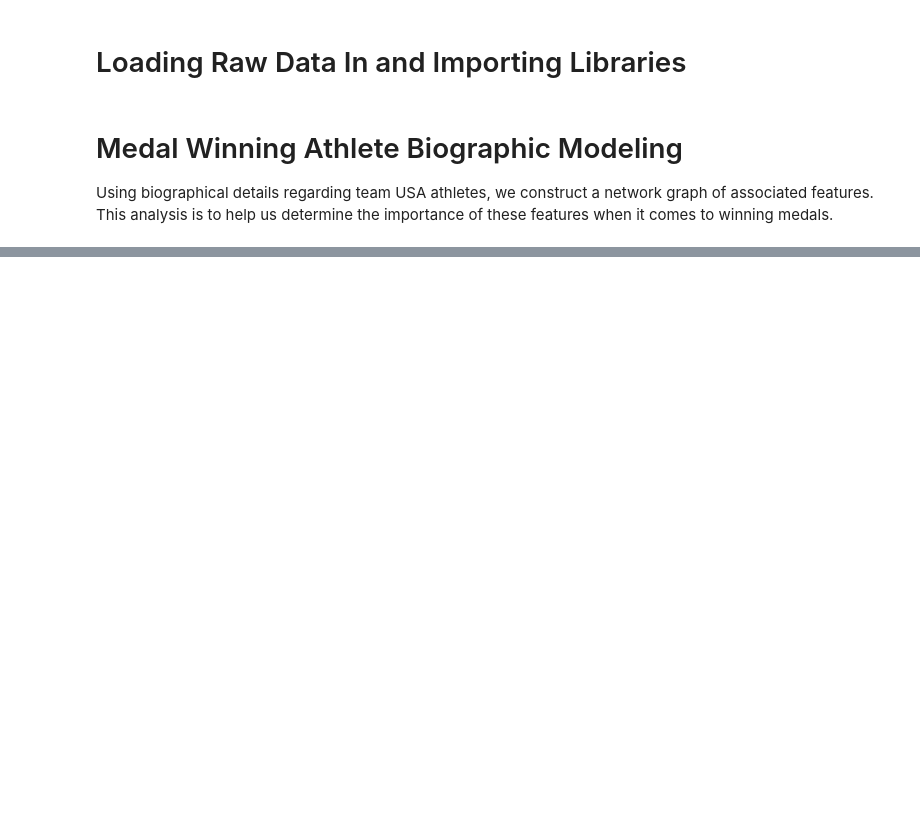
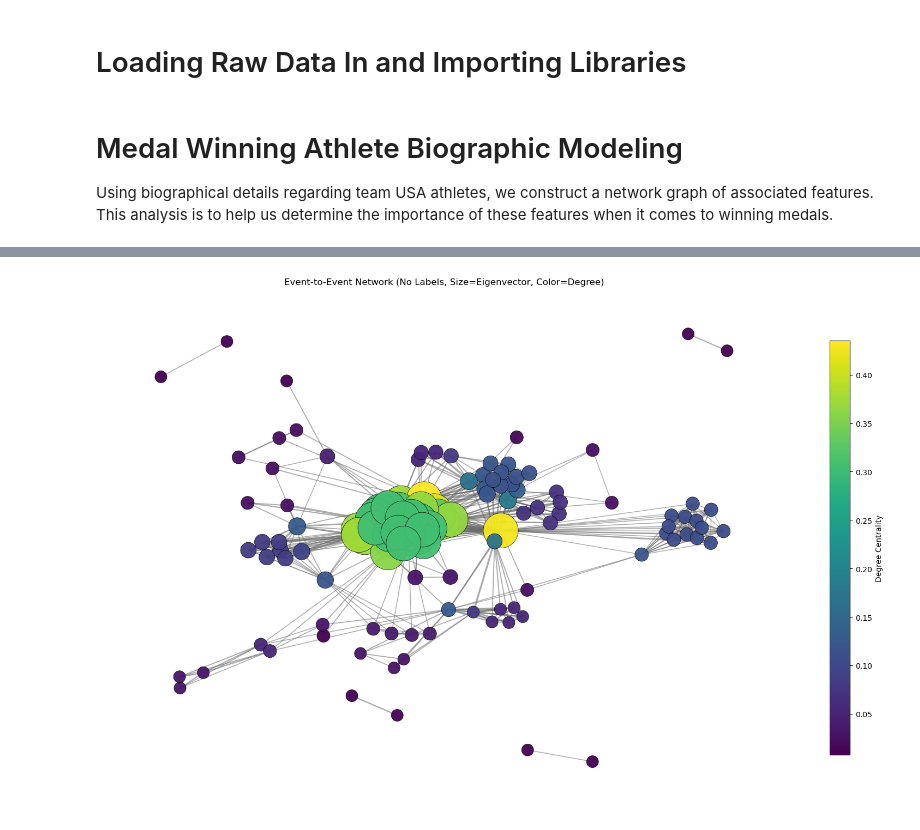
Before and after one commit to andresprincipe/jhu_patterns_and_reps_final, a Jupyter notebook: analysis_modeling.ipynb, the cells around one changed output, grey strips where cells are left out. Saved outputs shown, nothing was run; the diff lists cells and outputs as text; code cells hidden in the pictures; blank space fills up the shorter version.

```diff
--- a/analysis_modeling.ipynb
+++ b/analysis_modeling.ipynb
@@ -154,0 +159,53 @@ Edge: ('WI',)
+# %%
+# Visualize weighted event graph (state_g)
+fig, ax = plt.subplots(figsize=(16, 10))
+
+if state_g.number_of_nodes() == 0:
+    print("state_g is empty. Run Cell 4 first to build the graph.")
+else:
+    pos = nx.spring_layout(state_g, seed=42, k=0.45)
+
+    edge_weights = [state_g[u][v].get('weight', 1) for u, v in state_g.edges()]
+    max_w = max(edge_weights) if edge_weights else 1
+    edge_widths = [0.8 + (w / max_w) * 4 for w in edge_weights]
+
+    # Size by eigenvector centrality, color by degree centrality
+    degree_centrality = nx.degree_centrality(state_g)
+    eigenvector_centrality = nx.eigenvector_centrality(state_g, max_iter=1000)
+
+    node_sizes = [250 + 12000 * eigenvector_centrality[n] for n in state_g.nodes()]
+    node_colors = [degree_centrality[n] for n in state_g.nodes()]
+
+    nx.draw_networkx_nodes(
+        state_g,
+        pos,
+        node_size=node_sizes,
+        node_color=node_colors,
+        cmap=plt.cm.viridis,
+        edgecolors='black',
+        linewidths=0.5,
+        alpha=0.95,
+        ax=ax
+    )
+    nx.draw_networkx_edges(
+        state_g,
+        pos,
+        width=edge_widths,
+        edge_color='dimgray',
+        alpha=0.55,
+        ax=ax
+    )
+
+    sm = plt.cm.ScalarMappable(
+        cmap=plt.cm.viridis,
+        norm=plt.Normalize(vmin=min(node_colors), vmax=max(node_colors))
+    )
+    sm.set_array([])
+    fig.colorbar(sm, ax=ax, label='Degree Centrality', shrink=0.8)
+
+    ax.set_title('Event-to-Event Network (No Labels, Size=Eigenvector, Color=Degree)')
+    ax.axis('off')
+    plt.tight_layout()
+    plt.show()
+# %% [output]
+[figure, added]
```
Also changed, not shown: parts of 2 cells of this notebook.
